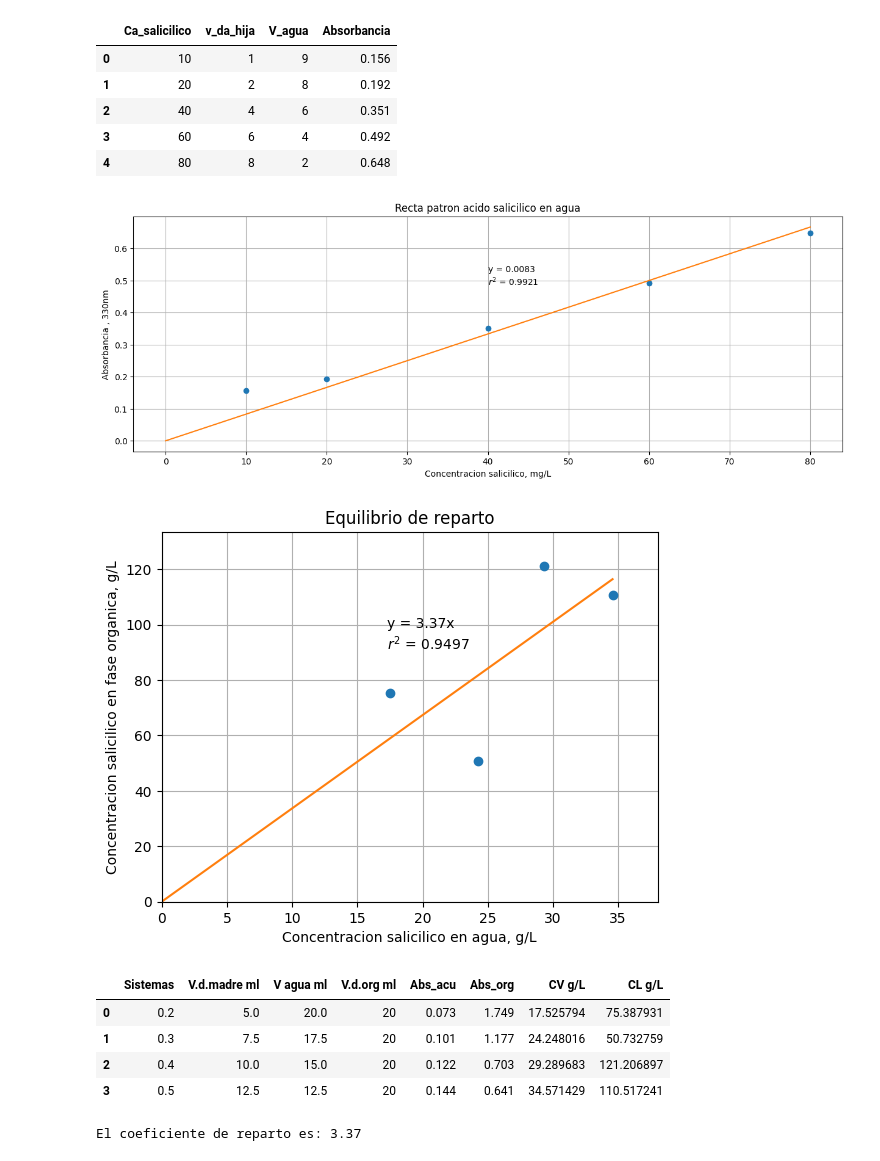
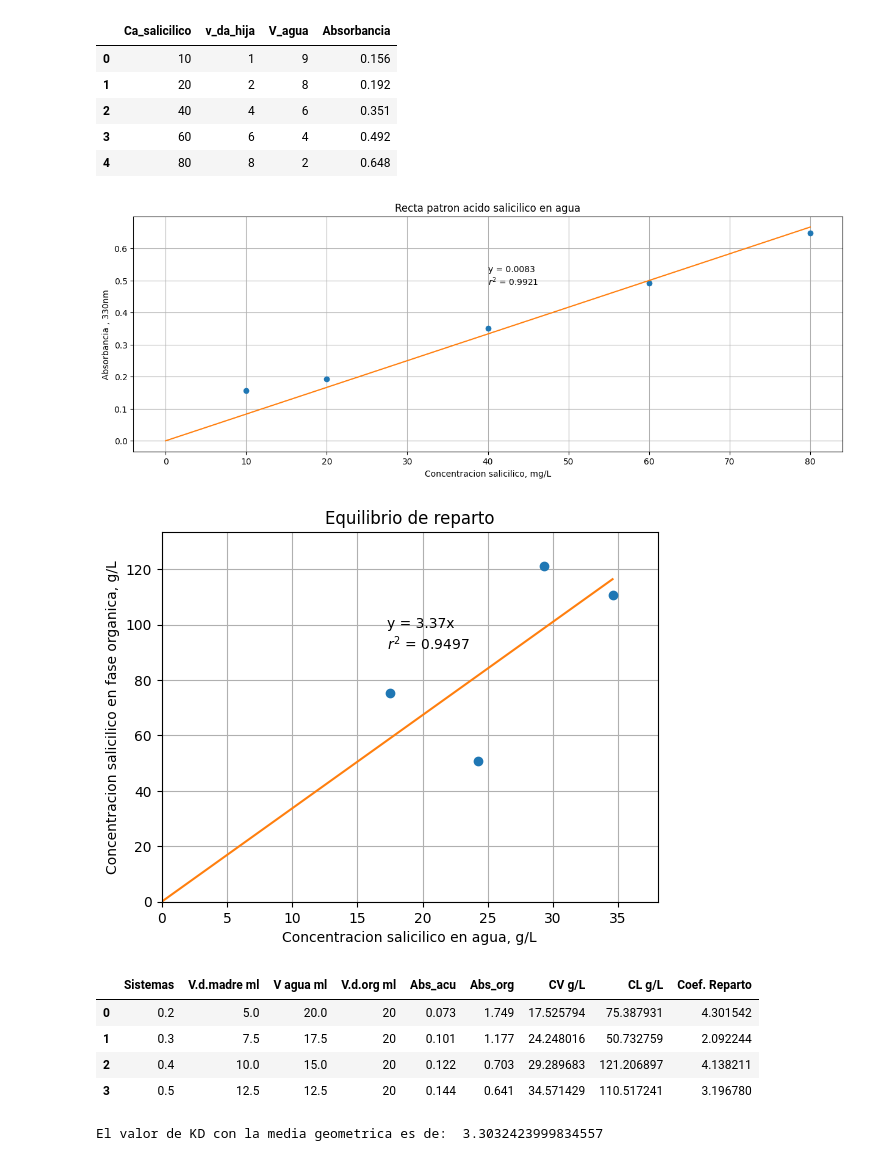
Before and after one commit to ChristianPh404/exp2, a Jupyter notebook: pract12.ipynb, the cells around one changed output. Saved outputs shown, nothing was run; the diff lists cells and outputs as text; code cells hidden in the pictures.

```diff
--- a/pract12.ipynb
+++ b/pract12.ipynb
@@ -51,37 +51,40 @@ slope3 = np.sum(Ca * Co) / np.sum(Ca**2)
 y_pred2 = slope3 * Ca
 ss_res2 = np.sum((Co - y_pred2)**2)  # Suma de los residuos al cuadrado
 ss_tot2 = np.sum(Co**2)  # Total al cuadrado, relativo al origen
 r_value2 = 1 - (ss_res2 / ss_tot2)
 xvals2 = np.linspace(0, max(Ca), 100)
 KD = Co/Ca
 df3 = pd.DataFrame({'Sistemas': Sistemas, 'V.d.madre ml': dmadre, 'V agua ml': V_agua_reparto, 'V.d.org ml': V_org_reparto, 'Abs_acu': Abs_acu, 'Abs_org': Abs_org, 'CV g/L': Ca, 'CL g/L': Co, 'Coef. Reparto': KD})
 kd = slope3
 plt.figure()
 plt.plot(Ca, Co, 'o')
 plt.plot(xvals2, slope3 * xvals2, label="Ajuste Lineal forzado")
 plt.title('Equilibrio de reparto')
 plt.xlabel('Concentracion salicilico en agua, g/L')
 plt.ylabel('Concentracion salicilico en fase organica, g/L')
 plt.text(max(Ca)/2, max(Co)*0.75, 'y = {0:.2f}x\n$r^2$ = {1:.4f}'.format(slope3, r_value2))
 plt.xlim(0, max(Ca) * 1.1)  # Incluir el origen en el eje x
 plt.ylim(0, max(Co) * 1.1)  # Incluir el origen en el eje y
 plt.grid()
 plt.show()
 display(df3)
 kdfinal = gmean(KD)
-print('El valor de KD es: ', kdfinal)
+print('El valor de KD con la media geometrica es de: ', kdfinal)
+print('El valor de KD con el ajuste lineal es de: ', kd)
+error = abs(kdfinal - kd) /max(kdfinal, kd)
+print('El error es de: ', error * 100, '%')
 # %% [output]
 |  | Ca_salicilico | v_da_hija | V_agua | Absorbancia |
 | 0 | 10 | 1 | 9 | 0.156 |
 | 1 | 20 | 2 | 8 | 0.192 |
 | 2 | 40 | 4 | 6 | 0.351 |
 | 3 | 60 | 6 | 4 | 0.492 |
 | 4 | 80 | 8 | 2 | 0.648 |
 [figure]
 [figure]
-|  | Sistemas | V.d.madre ml | V agua ml | V.d.org ml | Abs_acu | Abs_org | CV g/L | CL g/L |
-| 0 | 0.2 | 5.0 | 20.0 | 20 | 0.073 | 1.749 | 17.525794 | 75.387931 |
-| 1 | 0.3 | 7.5 | 17.5 | 20 | 0.101 | 1.177 | 24.248016 | 50.732759 |
-| 2 | 0.4 | 10.0 | 15.0 | 20 | 0.122 | 0.703 | 29.289683 | 121.206897 |
-| 3 | 0.5 | 12.5 | 12.5 | 20 | 0.144 | 0.641 | 34.571429 | 110.517241 |
+|  | Sistemas | V.d.madre ml | V agua ml | V.d.org ml | Abs_acu | Abs_org | CV g/L | CL g/L | Coef. Reparto |
+| 0 | 0.2 | 5.0 | 20.0 | 20 | 0.073 | 1.749 | 17.525794 | 75.387931 | 4.301542 |
+| 1 | 0.3 | 7.5 | 17.5 | 20 | 0.101 | 1.177 | 24.248016 | 50.732759 | 2.092244 |
+| 2 | 0.4 | 10.0 | 15.0 | 20 | 0.122 | 0.703 | 29.289683 | 121.206897 | 4.138211 |
+| 3 | 0.5 | 12.5 | 12.5 | 20 | 0.144 | 0.641 | 34.571429 | 110.517241 | 3.196780 |
-El coeficiente de reparto es: 3.37
+El valor de KD con la media geometrica es de:  3.3032423999834557
```
